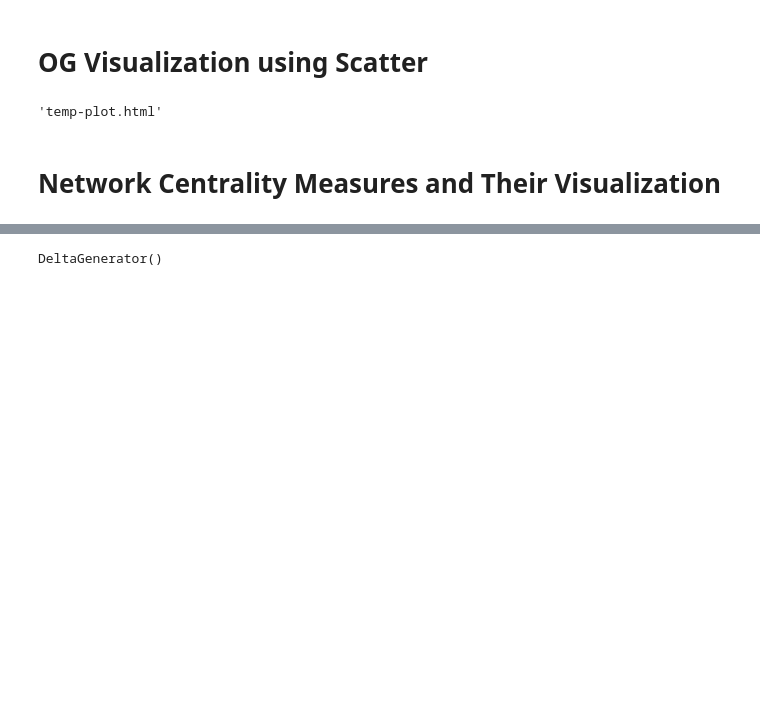
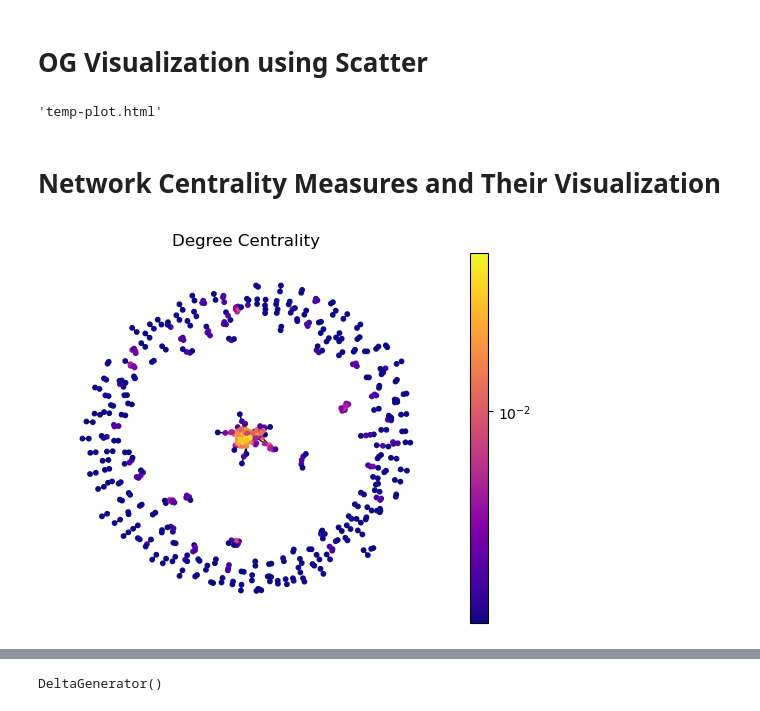
Before and after one commit to ittar/Data-Science-Project, a Jupyter notebook: _test/similarity-visualization.ipynb, the cells around one changed output, grey strips where cells are left out. Saved outputs shown, nothing was run; the diff lists cells and outputs as text; code cells hidden in the pictures; blank space fills up the shorter version.

```diff
--- a/_test/similarity-visualization.ipynb
+++ b/_test/similarity-visualization.ipynb
@@ -20,0 +21,2 @@ To support symlinks on Windows, you either need to activate Developer Mode or to
+# %%
+abstract = df_abstract_2018.dropna()
@@ -20,0 +26,3 @@ To support symlinks on Windows, you either need to activate Developer Mode or to
+# %%
+words = abstract.values
+vectors = np.load('2018_vectors.npy')
@@ -26,7 +37,7 @@ for i in range(len(vectors)):
         if i<=j:
             sims[i, j] = False
 # %%
-indices = np.argwhere(sims > 0) ## we get those were the similarity is higher than .65
+indices = np.argwhere(sims > 0.8) ## we get those were the similarity is higher than .65
 # %%
 G = nx.Graph()
 
@@ -165,7 +176,7 @@ plot(fig)
 # Network Centrality Measures and Their Visualization
 # %%
 def draw(G, pos, measures, measure_name):
-    nodes = nx.draw_networkx_nodes(G, pos, node_size=250, cmap=plt.cm.plasma,
+    nodes = nx.draw_networkx_nodes(G, pos, node_size=10, cmap=plt.cm.plasma,
                                    node_color=list(measures.values()),
                                    nodelist=measures.keys())
     nodes.set_norm(mcolors.SymLogNorm(linthresh=0.01, linscale=1, base=10))
@@ -190,5 +201,9 @@ def draw_return_fig(G, pos, measures, measure_name):
     fig.colorbar(nodes)
     ax.axis('off')  # Setting axis off using ax, not fig
     return fig
+# %%
+draw(G, positions, nx.degree_centrality(G), 'Degree Centrality')
+# %% [output]
+[figure, added]
 # %%
 draw(G, positions, nx.betweenness_centrality(G), 'Betweenness Centrality')
```
Also changed, not shown: parts of 12 cells of this notebook, 5 other files.
